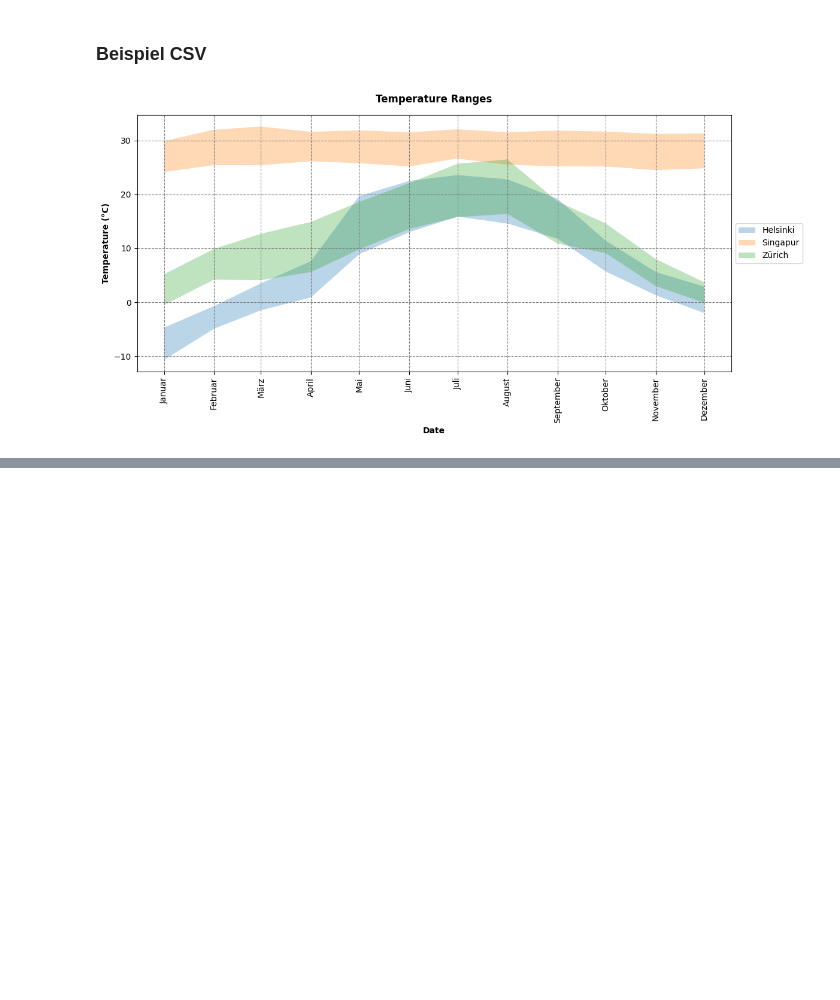
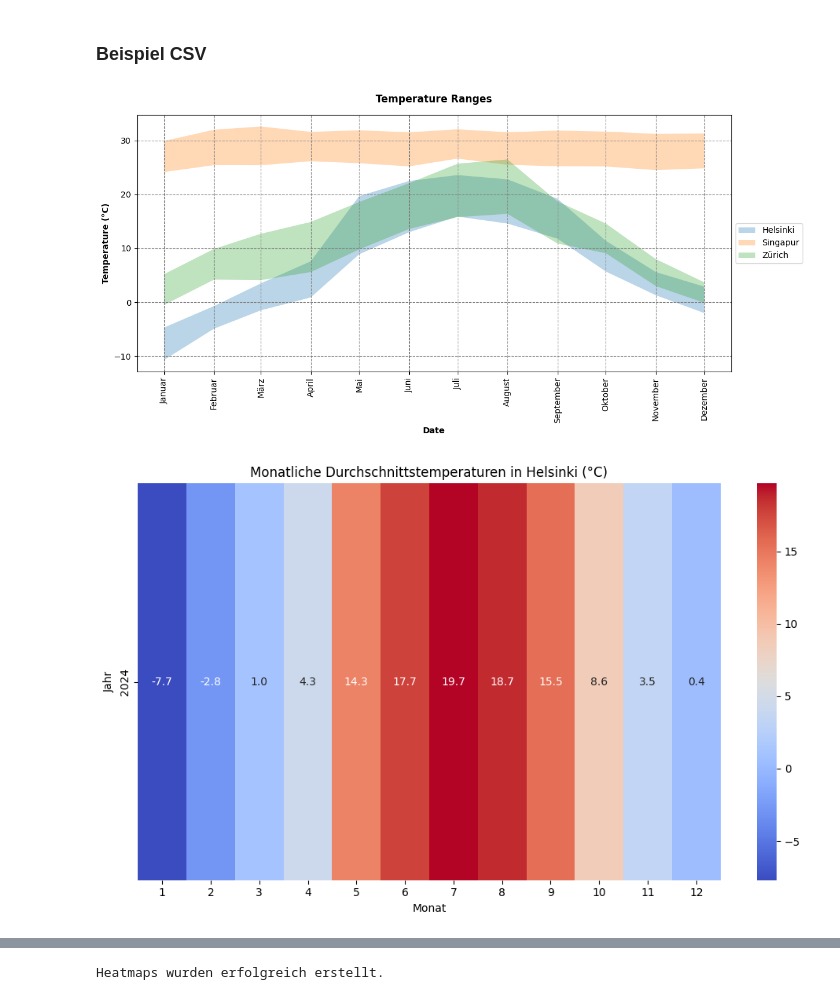
Before and after one commit to VivTheGoodSoup/Analyse-von-Wetterdaten, a Jupyter notebook: weather-csv.ipynb, the cells around one changed output, grey strips where cells are left out. Cells and saved outputs as stored; diff of their text form; code cells hidden in the pictures; blank space fills up the shorter version.

Commit message:
Added heatmaps

```diff
--- a/weather-csv.ipynb
+++ b/weather-csv.ipynb
@@ -34,19 +34,28 @@ plotter  = WeatherPlotter()
 # %%
 
 weather_data_instances = fetcher.get_weather_data_from_csv("data/wetterdaten_2024_drei_staedte.csv")
 if weather_data_instances:
 
     # Erstellen Sie ein Dictionary, um die Wetterdaten für jeden Standort zu speichern
     location_data = {}
 
     # Iterieren Sie über die Liste der Wetterdaten-Instanzen und normalisierten DataFrames
     for i in range(len(weather_data_instances)):
         location_instance            = weather_data_instances[i]
         location_name                = location_instance.location_name
         location_dataframe           = helper.create_dataframe(location_instance)
         location_data[location_name] = location_dataframe
 
     x_labels = ["Januar", "Februar", "März", "April", "Mai", "Juni", "Juli", "August", "September", "Oktober", "November", "Dezember"]
     plotter.plot_min_max_temperatures(location_data, x_labels)
+
+    # Heatmaps pro Location erstellen
+    for location_name, location_dataframe in location_data.items():
+        # Erstellen Sie eine Heatmap für jeden Standort
+        plotter.plot_city_heatmap(location_name, location_dataframe)
+
+    # All in one Heatmap erstellen
+    plotter.plot_combined_heatmap(location_data)
 # %% [output]
 [figure]
+[figure, added]
@@ -52,0 +65 @@ if weather_data_instances:
+Heatmaps wurden erfolgreich erstellt.
```
Also changed, not shown: parts of 1 cell of this notebook, 1 other file.
